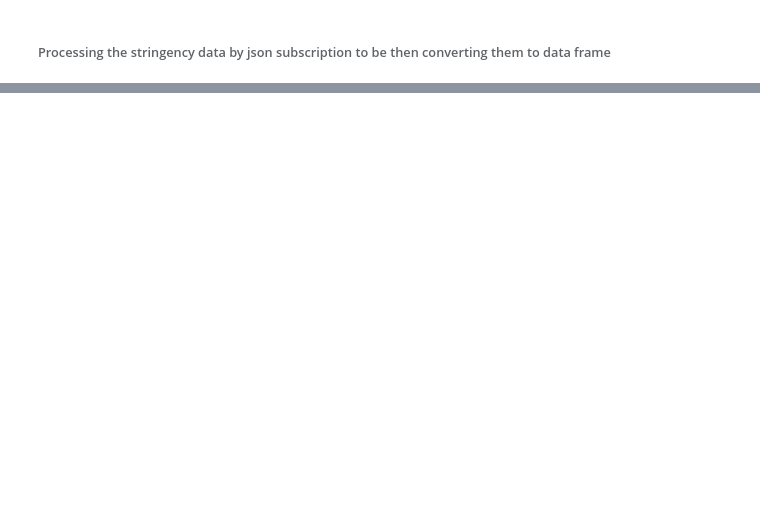
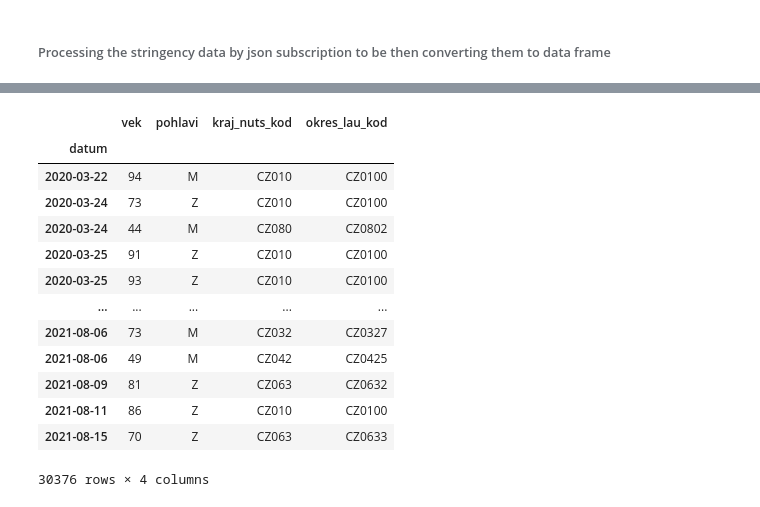
Before and after one commit to barabajgarova/Python-IES-Project, a Jupyter notebook: Data_processor.ipynb, the cells around one changed output, grey strips where cells are left out. Drawn from its saved outputs; the diff is of its cells as text; code cells hidden in the pictures; blank space fills up the shorter version.

```diff
--- a/Data_processor.ipynb
+++ b/Data_processor.ipynb
@@ -125,0 +184,25 @@ df[df.index == 'CZE'].T
+# %%
+def get_individual_deaths():
+    r = requests.get('https://onemocneni-aktualne.mzcr.cz/api/v2/covid-19/umrti.json')
+    a = r.json()
+    df = pd.DataFrame(a['data']).set_index('datum')
+    return df
+# %%
+df_deaths = get_individual_deaths()
+# %%
+df_deaths
+# %% [output]
+|  | vek | pohlavi | kraj_nuts_kod | okres_lau_kod |
+| datum |  |  |  |  |
+| 2020-03-22 | 94 | M | CZ010 | CZ0100 |
+| 2020-03-24 | 73 | Z | CZ010 | CZ0100 |
+| 2020-03-24 | 44 | M | CZ080 | CZ0802 |
+| 2020-03-25 | 91 | Z | CZ010 | CZ0100 |
+| 2020-03-25 | 93 | Z | CZ010 | CZ0100 |
+| ... | ... | ... | ... | ... |
+| 2021-08-06 | 73 | M | CZ032 | CZ0327 |
+| 2021-08-06 | 49 | M | CZ042 | CZ0425 |
+| 2021-08-09 | 81 | Z | CZ063 | CZ0632 |
+| 2021-08-11 | 86 | Z | CZ010 | CZ0100 |
+| 2021-08-15 | 70 | Z | CZ063 | CZ0633 |
+30376 rows × 4 columns
```
Also changed, not shown: parts of 37 cells of this notebook, 3 other files.
